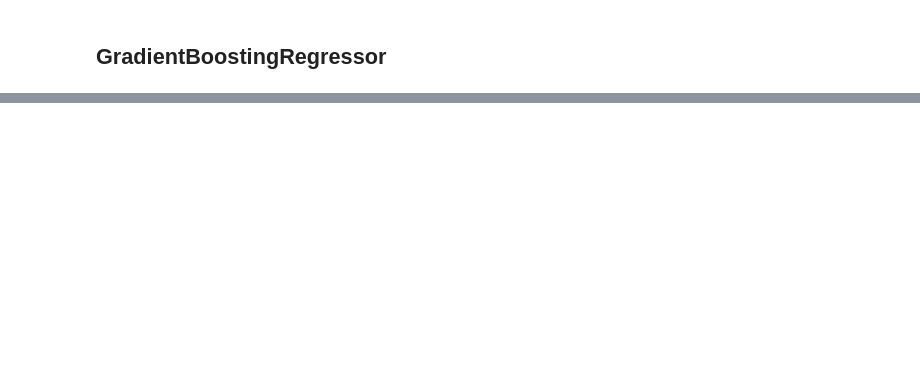
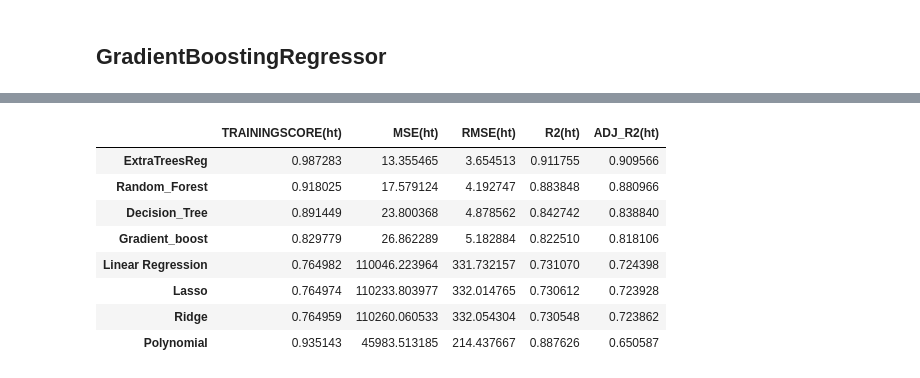
Before and after one commit to kajalDhun114/Seol-Bike-Sharing-Demand-Prediction, a Jupyter notebook: Bike_Sharing_Demand_Prediction_Capstone_Project.ipynb, the cells around one changed output, grey strips where cells are left out. Saved outputs shown, nothing was run; the diff lists cells and outputs as text; code cells hidden in the pictures; blank space fills up the shorter version.

```diff
--- a/Bike_Sharing_Demand_Prediction_Capstone_Project.ipynb
+++ b/Bike_Sharing_Demand_Prediction_Capstone_Project.ipynb
@@ -855,0 +877,22 @@ Adjusted R2 :  0.8169735987651849
+# %%
+# all models into a list and storing in a new variable
+models_ht = ['Linear Regression','Ridge','Lasso','Polynomial','Decision_Tree','Random_Forest','Gradient_boost','ExtraTreesReg']
+# Creating dictionary of evaluating metrics by creating new names
+metrics_ht = {'TRAININGSCORE(ht)':training_score_ht,'MSE(ht)':MSE_ht,'RMSE(ht)':RMSE_ht,'R2(ht)':R2_ht,'ADJ_R2(ht)':ADJ_R2_ht}
+# creating the dataframe of all metrics with hyperparameter tuning
+metrics_df_ht = pd.DataFrame.from_dict(metrics_ht,orient='index',columns=models_ht)
+# %%
+# sorting dataframe by adj_r2(ht)
+T_ht = metrics_df_ht.T.sort_values('ADJ_R2(ht)',ascending=False)
+# %%
+T_ht
+# %% [output]
+|  | TRAININGSCORE(ht) | MSE(ht) | RMSE(ht) | R2(ht) | ADJ_R2(ht) |
+| ExtraTreesReg | 0.987283 | 13.355465 | 3.654513 | 0.911755 | 0.909566 |
+| Random_Forest | 0.918025 | 17.579124 | 4.192747 | 0.883848 | 0.880966 |
+| Decision_Tree | 0.891449 | 23.800368 | 4.878562 | 0.842742 | 0.838840 |
+| Gradient_boost | 0.829779 | 26.862289 | 5.182884 | 0.822510 | 0.818106 |
+| Linear Regression | 0.764982 | 110046.223964 | 331.732157 | 0.731070 | 0.724398 |
+| Lasso | 0.764974 | 110233.803977 | 332.014765 | 0.730612 | 0.723928 |
+| Ridge | 0.764959 | 110260.060533 | 332.054304 | 0.730548 | 0.723862 |
+| Polynomial | 0.935143 | 45983.513185 | 214.437667 | 0.887626 | 0.650587 |
```
Also changed, not shown: parts of 14 cells of this notebook.
